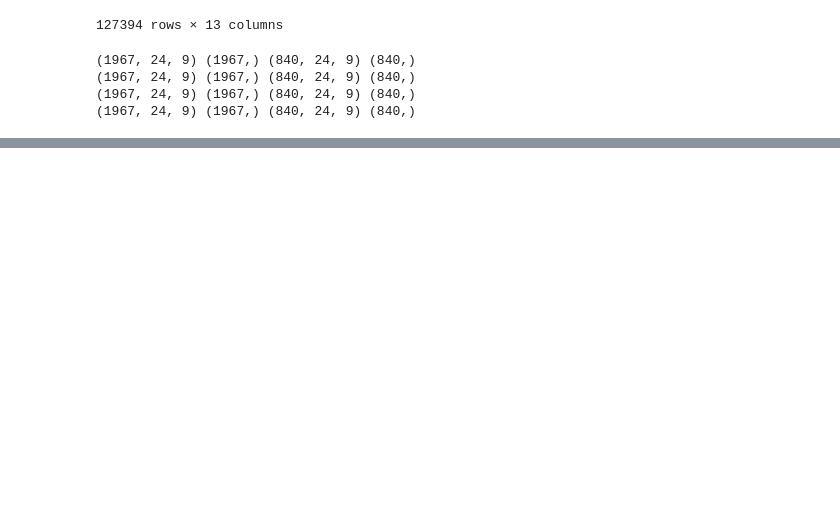
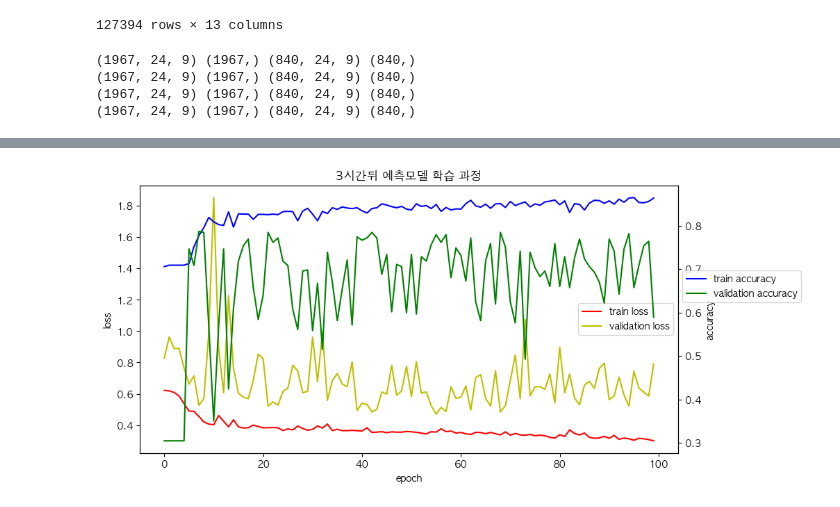
Before and after one commit to KHH0618/RainScanner, a Jupyter notebook: LSTM/LSTM_models_train.ipynb, the cells around one changed output, grey strips where cells are left out. Drawn from its saved outputs; the diff is of its cells as text; code cells hidden in the pictures; blank space fills up the shorter version.

Commit message:
Add a LSTM model implementation

```diff
--- a/LSTM/LSTM_models_train.ipynb
+++ b/LSTM/LSTM_models_train.ipynb
@@ -204,7 +207,7 @@ def lstm_model_V2():
     model.compile(loss='binary_crossentropy', optimizer='adam', metrics=['accuracy',Recall(),Precision()])
     return model
 # %%
-model = lstm_model_V2()
+model_3h = lstm_model_V3()
 
-model.summary()
+model_3h.summary()
 # %% [output]
@@ -228,3 +297,19 @@ ________________________________________________________________________________
+# %%
+def get_checkpoint(hours_ahead, save_dir=os.getcwd()):
+    file_name = hours_ahead + '_epoch-{epoch:02d}-acc-{accuracy:.4f}-val_acc-{val_accuracy:.4f}.h5'
+    checkpoint = ModelCheckpoint(
+        filepath=os.path.join(save_dir,file_name),
+        monitor='val_accuracy',
+        save_best_only=True,
+        mode='max',
+        verbose=1
+    )
+    return checkpoint
+# %%
+callbacks_3h = get_checkpoint(hours_ahead = '3h', save_dir='/Volumes/ESD-ISO/project_preson/LSTM/LSTM_models/3h_models')
+callbacks_6h = get_checkpoint(hours_ahead = '6h', save_dir='/Volumes/ESD-ISO/project_preson/LSTM/LSTM_models/6h_models')
+callbacks_12h = get_checkpoint(hours_ahead = '12h', save_dir='/Volumes/ESD-ISO/project_preson/LSTM/LSTM_models/12h_models')
+callbacks_24h = get_checkpoint(hours_ahead = '24h', save_dir='/Volumes/ESD-ISO/project_preson/LSTM/LSTM_models/24h_models')
 # %%
-model.fit(train_12h_X,train_12h_y, validation_split=0.2, epochs=50)
+history_3h = model_3h.fit(train_3h_X,train_3h_y, validation_split=0.2, epochs=100, callbacks=callbacks_3h)
 # %% [output]
@@ -248,0 +417,16 @@ Epoch 50/50
+# %%
+fig, loss_ax = plt.subplots(figsize=(10,5))
+loss_ax.plot(history_3h.history['loss'], 'r', label='train loss')
+loss_ax.plot(history_3h.history['val_loss'], 'y', label='validation loss')
+loss_ax.set_xlabel('epoch')
+loss_ax.set_ylabel('loss')
+acc_ax = loss_ax.twinx()
+acc_ax.plot(history_3h.history['accuracy'], 'b', label='train accuracy')
+acc_ax.plot(history_3h.history['val_accuracy'], 'g', label='validation accuracy')
+acc_ax.set_ylabel('accuracy')
+loss_ax.legend(loc='center right')
+acc_ax.legend(bbox_to_anchor=(0.999, 0.7))
+plt.title('3시간뒤 예측모델 학습 과정')
+plt.show()
+# %% [output]
+[figure, added]
```
Also changed, not shown: parts of 29 cells of this notebook, 7 other files.
